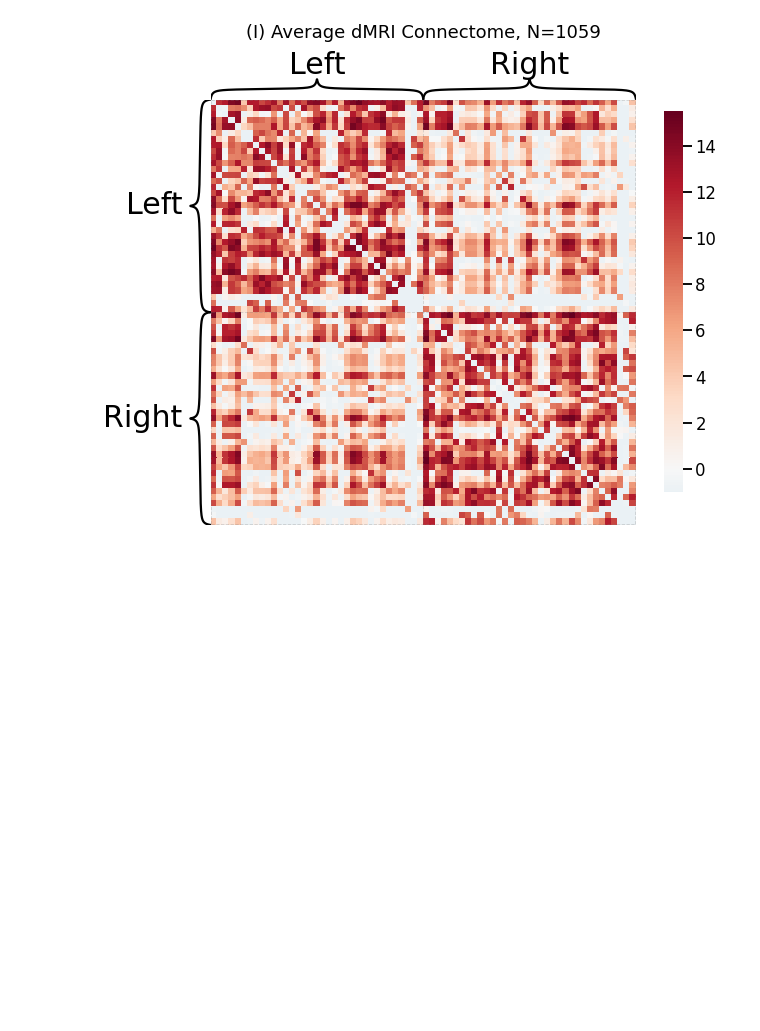
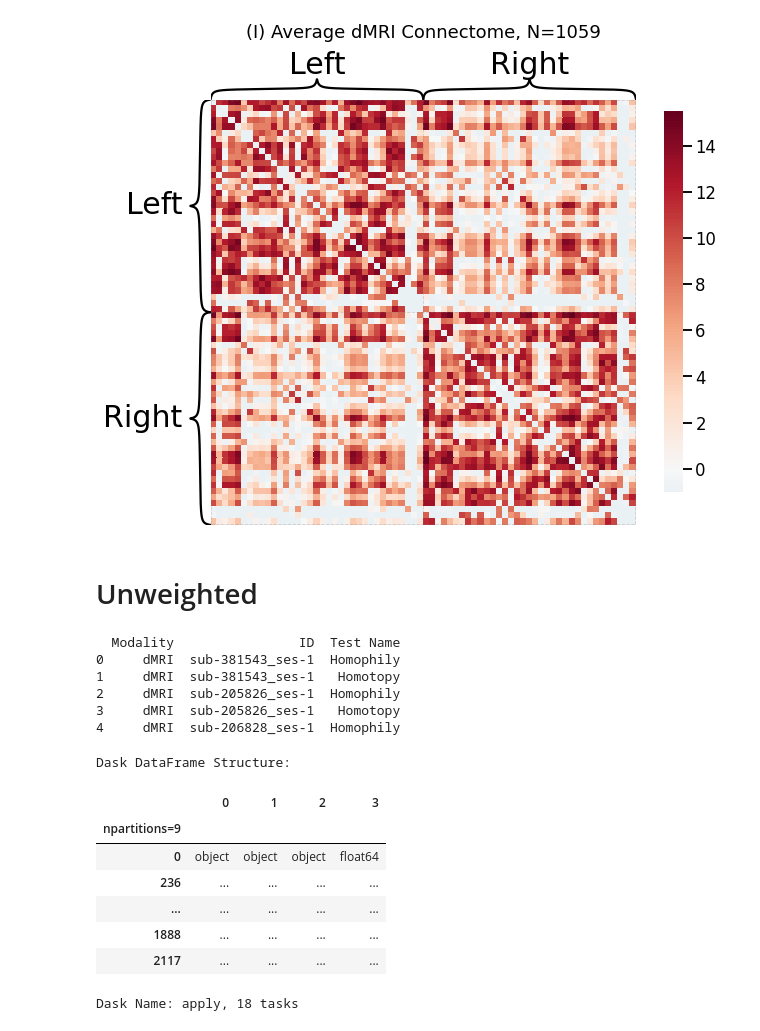
Before and after one commit to neurodata/dos_and_donts, a Jupyter notebook: experiments/single_graph_exps/siem/hcp_multigraph_siem.ipynb, the cells around one changed output. Cells and saved outputs as stored; diff of their text form; code cells hidden in the pictures; blank space fills up the shorter version.

```diff
--- a/experiments/single_graph_exps/siem/hcp_multigraph_siem.ipynb
+++ b/experiments/single_graph_exps/siem/hcp_multigraph_siem.ipynb
@@ -151,3 +166,31 @@ dmri_conn = gp.plot.heatmap(np.log2(dmri_ar.mean(axis=2) + .5), title="(I) Avera
 savefig('./hcp_dmri.svg', format='svg')
 # %% [output]
 [figure]
+# %% [markdown]
+# Unweighted
+# %%
+dpath = '/data/hcp/dmri/'
+def get_sub(fname):
+    stext = os.path.basename(fname).split('_')
+    return('{}_{}'.format(stext[0], stext[1]))
+
+dmri_dict_uwt = {}
+for f in glob.glob(os.path.join(dpath, '*.edgelist')):
+    gr_dat = gp.utils.import_edgelist(f)
+    gr_dat = (gr_dat > 0).astype(int)
+    if gr_dat.shape == (70, 70):
+        dmri_dict_uwt[get_sub(f)] = gr_dat
+dmri_ar_uwt = np.dstack(list(dmri_dict_uwt.values()))
+
+fpath = '/data/hcp/fmri/'
+def get_sub(fname):
+    stext = os.path.basename(fname).split('_')
+    return('{}_{}'.format(stext[0], stext[1]))
+
+fmri_dict_uwt = {}
+for f in glob.glob(os.path.join(fpath, '*.edgelist')):
+    gr_dat = gp.utils.import_edgelist(f)
+    gr_dat = (gr_dat > np.median(gr_dat)).astype(int)
+    if gr_dat.shape == (70, 70):
+        fmri_dict_uwt[get_sub(f)] = gr_dat
+fmri_ar_uwt = np.dstack(list(fmri_dict_uwt.values()))
@@ -153,0 +210,34 @@ savefig('./hcp_dmri.svg', format='svg')
+# %%
+exps = []
+for modality in ["dMRI"]:
+    if modality == "dMRI":
+        conn_dict = dmri_dict_uwt
+    elif modality == "fMRI":
+        conn_dict = fmri_dict_uwt
+    for key in conn_dict.keys():
+        for test in ["Homophily", "Homotopy"]:
+            exps.append([modality, key, test])
+sim_exps = pd.DataFrame(exps, columns=["Modality", "ID", "Test Name"])
+print(sim_exps.head())
+# %% [output]
+  Modality                ID  Test Name
+0     dMRI  sub-381543_ses-1  Homophily
+1     dMRI  sub-381543_ses-1   Homotopy
+2     dMRI  sub-205826_ses-1  Homophily
+3     dMRI  sub-205826_ses-1   Homotopy
+4     dMRI  sub-206828_ses-1  Homophily
+# %%
+sim_exps = ddf.from_pandas(sim_exps, npartitions=ncores*1.5)
+sim_results = sim_exps.apply(lambda x: run_exp_wt(x), axis=1, result_type='expand',
+                             meta={0: str, 1: str, 2: str, 3: float})
+sim_results
+# %% [output]
+Dask DataFrame Structure:
+|  | 0 | 1 | 2 | 3 |
+| npartitions=9 |  |  |  |  |
+| 0 | object | object | object | float64 |
+| 236 | ... | ... | ... | ... |
+| ... | ... | ... | ... | ... |
+| 1888 | ... | ... | ... | ... |
+| 2117 | ... | ... | ... | ... |
+Dask Name: apply, 18 tasks
```
Also changed, not shown: parts of 9 cells of this notebook, 17 other files.
